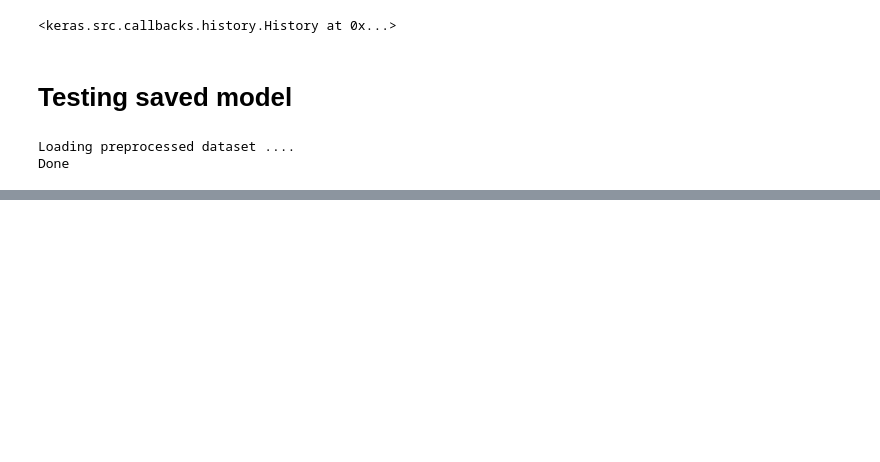
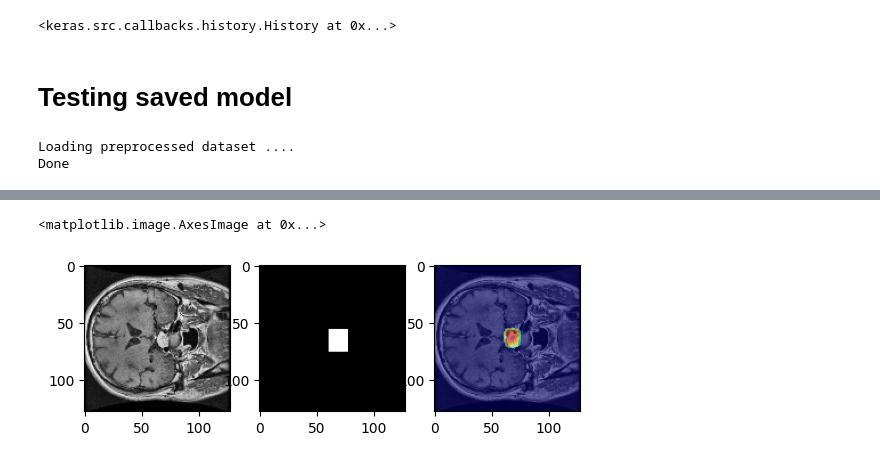
Before and after one commit to YN1752/ece5831-2024-final-project, a Jupyter notebook: documentation.ipynb, the cells around one changed output, grey strips where cells are left out. Cells and saved outputs as stored; diff of their text form; code cells hidden in the pictures; blank space fills up the shorter version.

```diff
--- a/documentation.ipynb
+++ b/documentation.ipynb
@@ -443,0 +444,13 @@ plt.imshow(pred_mask, cmap="jet", alpha=0.5)
+# %%
+idx = 104
+
+plt.subplot(131)
+plt.imshow(X_test[idx])
+plt.subplot(132)
+plt.imshow(Y_test[idx], cmap= "gray")
+plt.subplot(133)
+plt.imshow(X_test[idx])
+pred_mask = saved.predict(X_test[[idx]])[0]
+pred_mask[pred_mask < 0.3] = 0
+plt.imshow(pred_mask, cmap="jet", alpha=0.5)
+# %% [output]
@@ -443,0 +458,2 @@ plt.imshow(pred_mask, cmap="jet", alpha=0.5)
+<matplotlib.image.AxesImage at 0x...>
+[figure, added]
```
Also changed, not shown: parts of 5 cells of this notebook.
